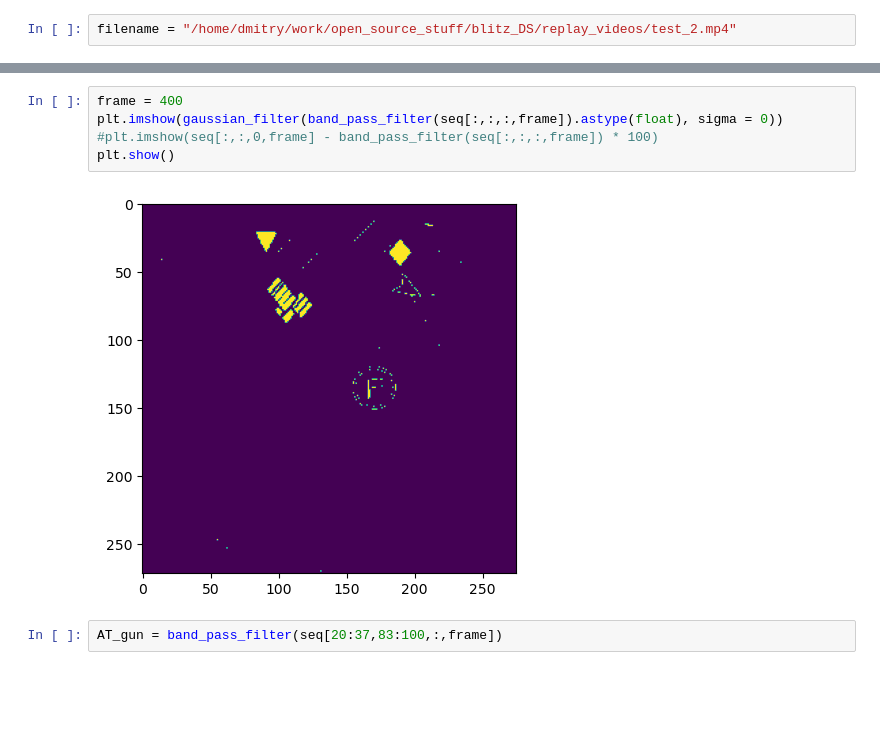
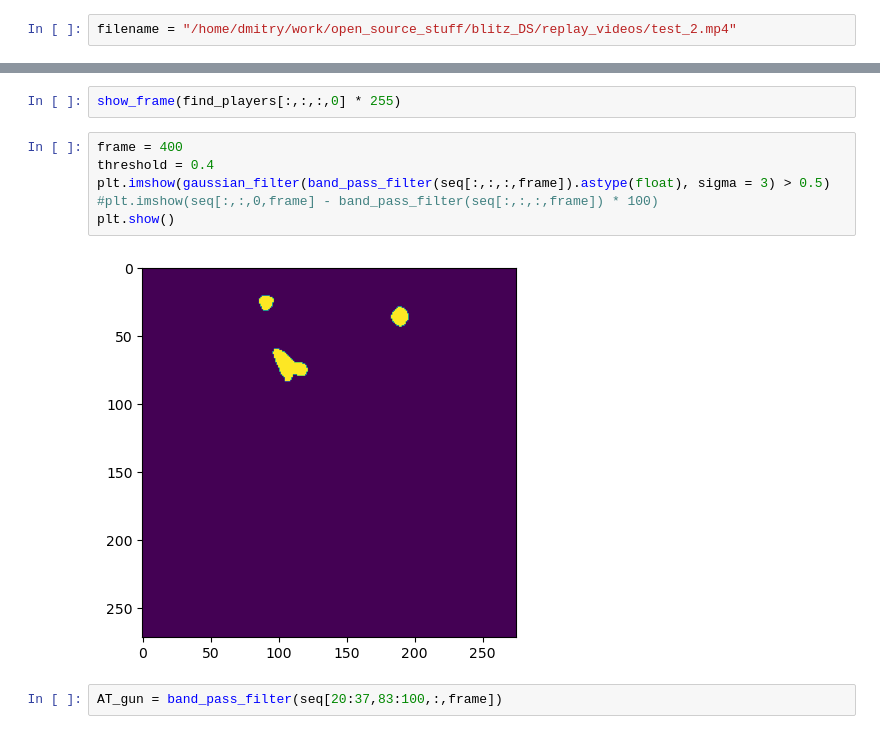
Before and after one commit to drybashlykov/blitz_DS, a Jupyter notebook: notebooks/002_teammates.ipynb, the cells around one changed output, grey strips where cells are left out. Saved outputs shown, nothing was run; the diff lists cells and outputs as text; blank space fills up the shorter version.

```diff
--- a/notebooks/002_teammates.ipynb
+++ b/notebooks/002_teammates.ipynb
@@ -61,10 +161,13 @@ filtered_frame = band_pass_filter(seq[:,:,:,frame])
+# %%
+show_frame(find_players[:,:,:,0] * 255)
 # %%
 frame = 400
-plt.imshow(gaussian_filter(band_pass_filter(seq[:,:,:,frame]).astype(float), sigma = 0))
+threshold = 0.4
+plt.imshow(gaussian_filter(band_pass_filter(seq[:,:,:,frame]).astype(float), sigma = 3) > 0.5)
 #plt.imshow(seq[:,:,0,frame] - band_pass_filter(seq[:,:,:,frame]) * 100)
 plt.show()
 # %% [output]
-[figure, old version]
+[figure, new version]
 # %%
 AT_gun = band_pass_filter(seq[20:37,83:100,:,frame])
 # %%
```
Also changed, not shown: parts of 24 cells of this notebook, 2 other files.
